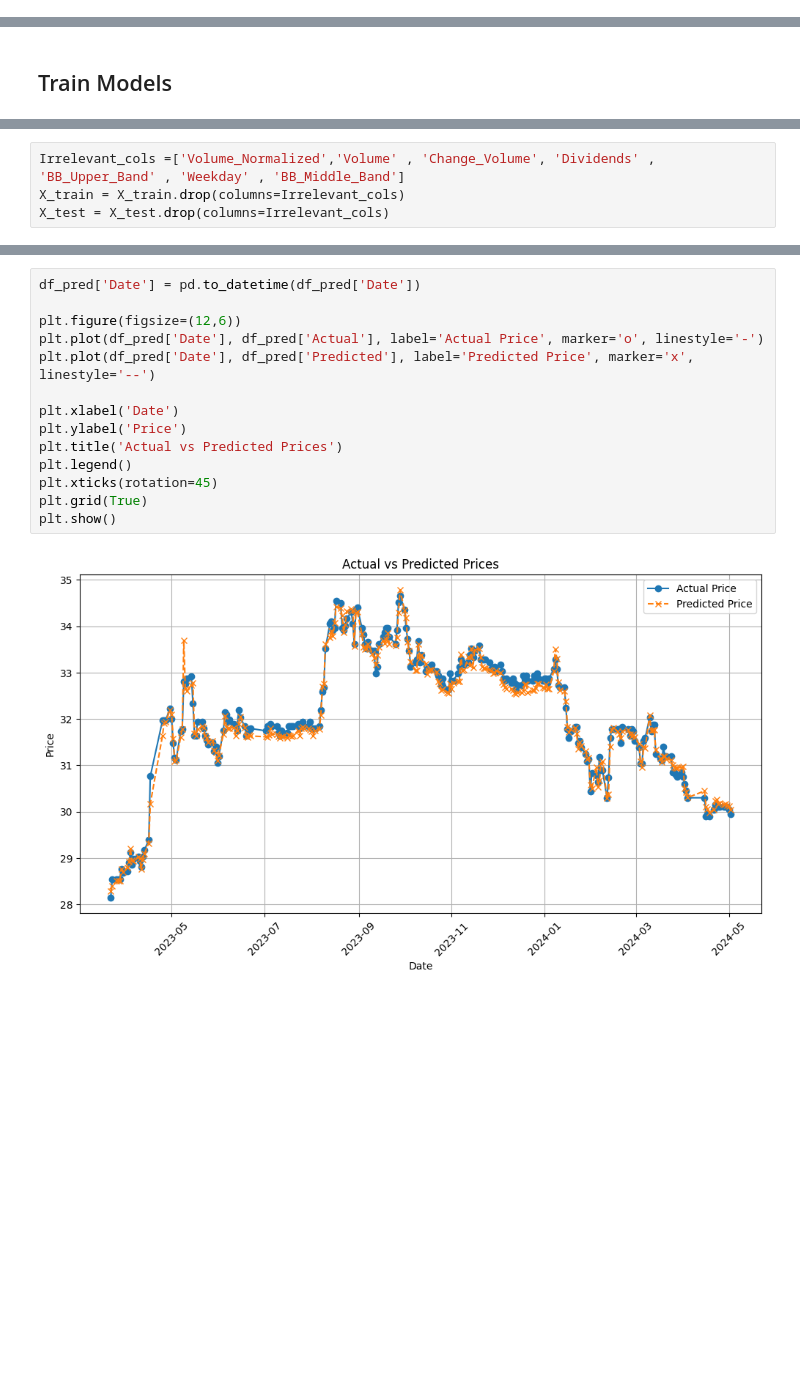
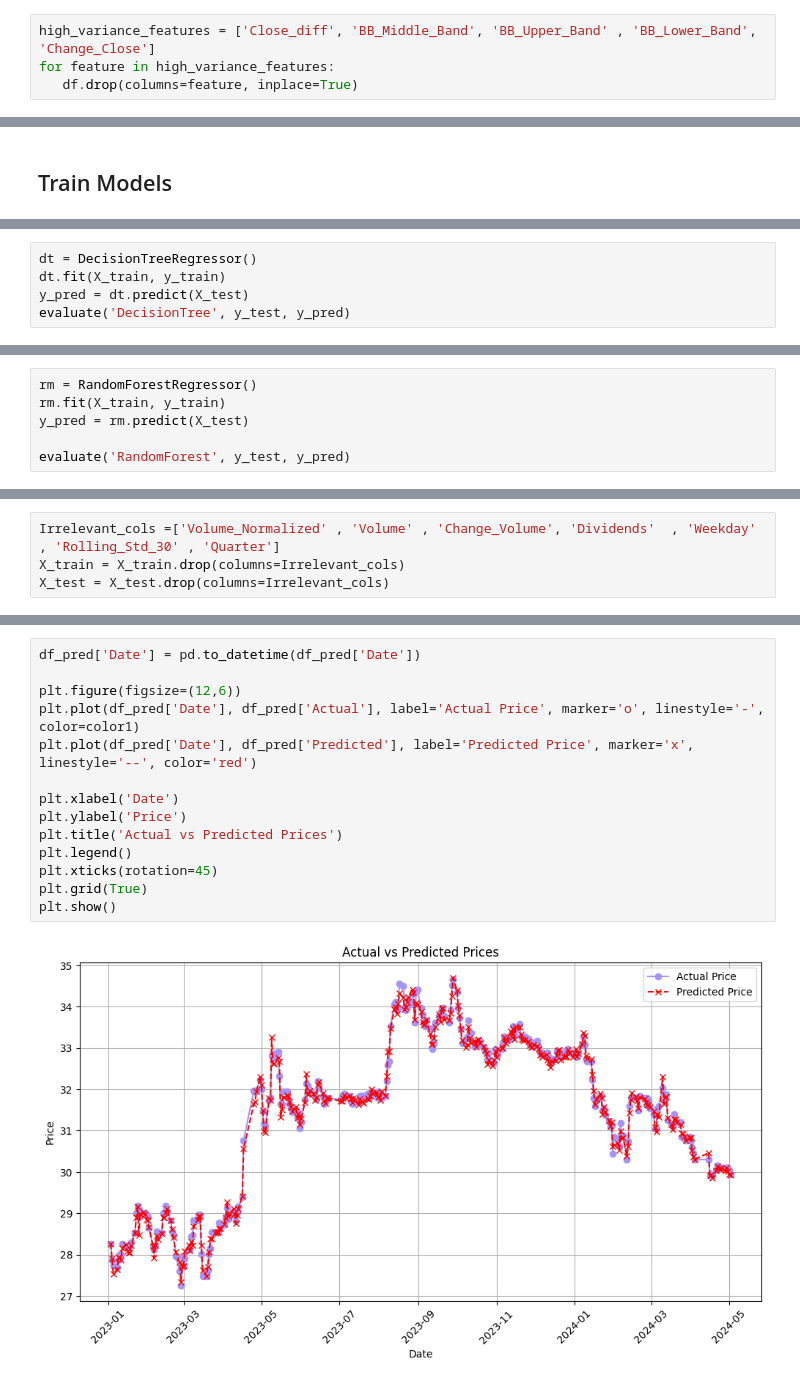
Before and after one commit to Sudais-shah/Saudi-Aramco-Stock-Price-Prediction-Model, a Jupyter notebook: Saudi Aramco Stock Price Prediction Model.ipynb, the cells around one changed output, grey strips where cells are left out. Drawn from its saved outputs; the diff is of its cells as text; blank space fills up the shorter version.

```diff
--- a/Saudi Aramco Stock Price Prediction Model.ipynb
+++ b/Saudi Aramco Stock Price Prediction Model.ipynb
@@ -457,3 +461,7 @@ print(calculate_vairance(df))
+# %%
+high_variance_features = ['Close_diff', 'BB_Middle_Band', 'BB_Upper_Band' , 'BB_Lower_Band', 'Change_Close']
+for feature in high_variance_features:
+   df.drop(columns=feature, inplace=True)
 # %%
 df.head()
 # %% [output]
@@ -527,0 +609,5 @@ check_feature_importance(lr, X_train , 'RandomForestRegressor')
+# %%
+dt = DecisionTreeRegressor()
+dt.fit(X_train, y_train)
+y_pred = dt.predict(X_test)
+evaluate('DecisionTree', y_test, y_pred)
@@ -527,0 +631,6 @@ check_feature_importance(lr, X_train , 'RandomForestRegressor')
+# %%
+rm = RandomForestRegressor()
+rm.fit(X_train, y_train)
+y_pred = rm.predict(X_test)
+
+evaluate('RandomForest', y_test, y_pred)
@@ -528,4 +694,4 @@ check_feature_importance(lr, X_train , 'RandomForestRegressor')
 # %%
-Irrelevant_cols =['Volume_Normalized','Volume' , 'Change_Volume', 'Dividends' , 'BB_Upper_Band' , 'Weekday' , 'BB_Middle_Band']
+Irrelevant_cols =['Volume_Normalized' , 'Volume' , 'Change_Volume', 'Dividends'  , 'Weekday' , 'Rolling_Std_30' , 'Quarter']
 X_train = X_train.drop(columns=Irrelevant_cols)
 X_test = X_test.drop(columns=Irrelevant_cols)
@@ -575,16 +755,16 @@ print(df_pred)
 # %%
 df_pred['Date'] = pd.to_datetime(df_pred['Date'])
 
 plt.figure(figsize=(12,6))
-plt.plot(df_pred['Date'], df_pred['Actual'], label='Actual Price', marker='o', linestyle='-')
-plt.plot(df_pred['Date'], df_pred['Predicted'], label='Predicted Price', marker='x', linestyle='--')
+plt.plot(df_pred['Date'], df_pred['Actual'], label='Actual Price', marker='o', linestyle='-', color=color1)
+plt.plot(df_pred['Date'], df_pred['Predicted'], label='Predicted Price', marker='x', linestyle='--', color='red')
 
 plt.xlabel('Date')
 plt.ylabel('Price')
 plt.title('Actual vs Predicted Prices')
 plt.legend()
 plt.xticks(rotation=45)
 plt.grid(True)
 plt.show()
 # %% [output]
-[figure, old version]
+[figure, new version]
```
Also changed, not shown: parts of 83 cells of this notebook, 1 other file.
